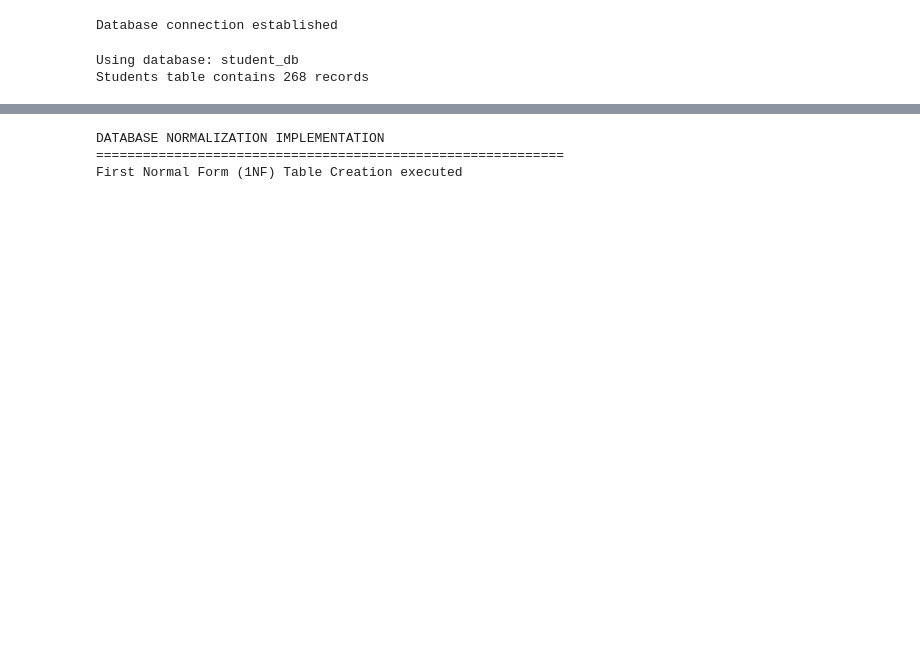
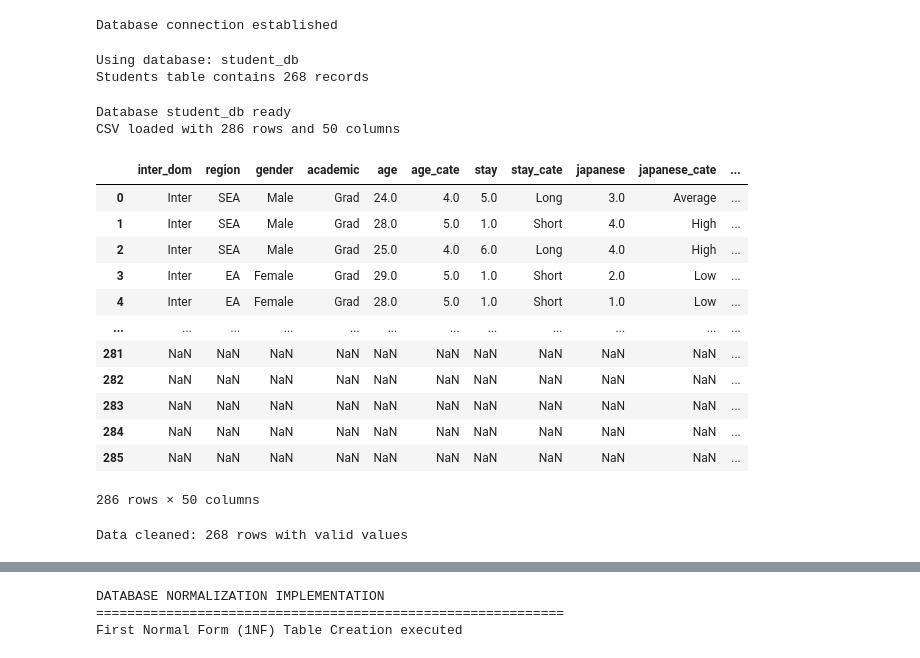
Before and after one commit to TeslimAdeyanju/portfolio-06-student-wellbeing-sql, a Jupyter notebook: advanced-student-wellbeing-sql-analysis.ipynb, the cells around one changed output, grey strips where cells are left out. Drawn from its saved outputs; the diff is of its cells as text; code cells hidden in the pictures; blank space fills up the shorter version.

```diff
--- a/advanced-student-wellbeing-sql-analysis.ipynb
+++ b/advanced-student-wellbeing-sql-analysis.ipynb
@@ -304,3 +307,47 @@ print(f"Students table contains {count} records")
 # %% [output]
 Using database: student_db
 Students table contains 268 records
+# %%
+cursor.execute("CREATE DATABASE IF NOT EXISTS student_db")
+conn.database = 'student_db'
+print("Database student_db ready")
+
+# Load CSV
+df = pd.read_csv('students.csv')
+print(f"CSV loaded with {len(df)} rows and {len(df.columns)} columns")
+df
+# %% [output]
+Database student_db ready
+CSV loaded with 286 rows and 50 columns
+|  | inter_dom | region | gender | academic | age | age_cate | stay | stay_cate | japanese | japanese_cate | ... |
+| 0 | Inter | SEA | Male | Grad | 24.0 | 4.0 | 5.0 | Long | 3.0 | Average | ... |
+| 1 | Inter | SEA | Male | Grad | 28.0 | 5.0 | 1.0 | Short | 4.0 | High | ... |
+| 2 | Inter | SEA | Male | Grad | 25.0 | 4.0 | 6.0 | Long | 4.0 | High | ... |
+| 3 | Inter | EA | Female | Grad | 29.0 | 5.0 | 1.0 | Short | 2.0 | Low | ... |
+| 4 | Inter | EA | Female | Grad | 28.0 | 5.0 | 1.0 | Short | 1.0 | Low | ... |
+| ... | ... | ... | ... | ... | ... | ... | ... | ... | ... | ... | ... |
+| 281 | NaN | NaN | NaN | NaN | NaN | NaN | NaN | NaN | NaN | NaN | ... |
+| 282 | NaN | NaN | NaN | NaN | NaN | NaN | NaN | NaN | NaN | NaN | ... |
+| 283 | NaN | NaN | NaN | NaN | NaN | NaN | NaN | NaN | NaN | NaN | ... |
+| 284 | NaN | NaN | NaN | NaN | NaN | NaN | NaN | NaN | NaN | NaN | ... |
+| 285 | NaN | NaN | NaN | NaN | NaN | NaN | NaN | NaN | NaN | NaN | ... |
+286 rows × 50 columns
+# %%
+# Select and clean only the key columns needed
+df_clean = df[['inter_dom', 'region', 'stay', 'todep', 'tosc', 'toas']].copy()
+
+# Drop rows with all NaN in key columns
+df_clean = df_clean.dropna(subset=['stay', 'todep', 'tosc', 'toas'], how='all')
+
+# Convert columns to appropriate types
+df_clean['stay'] = pd.to_numeric(df_clean['stay'], errors='coerce')
+df_clean['todep'] = pd.to_numeric(df_clean['todep'], errors='coerce')
+df_clean['tosc'] = pd.to_numeric(df_clean['tosc'], errors='coerce')
+df_clean['toas'] = pd.to_numeric(df_clean['toas'], errors='coerce')
+
+# Remove rows where key values are NaN
+df_clean = df_clean.dropna(subset=['todep', 'tosc', 'toas'])
+
+print(f"Data cleaned: {len(df_clean)} rows with valid values")
+# %% [output]
+Data cleaned: 268 rows with valid values
```
Also changed, not shown: parts of 34 cells of this notebook, 2 other files.
